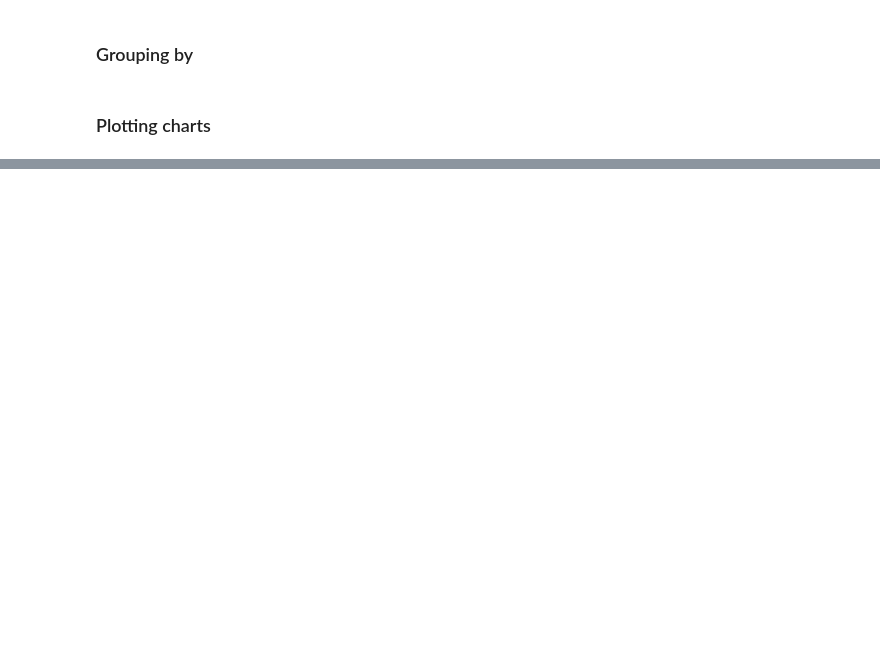
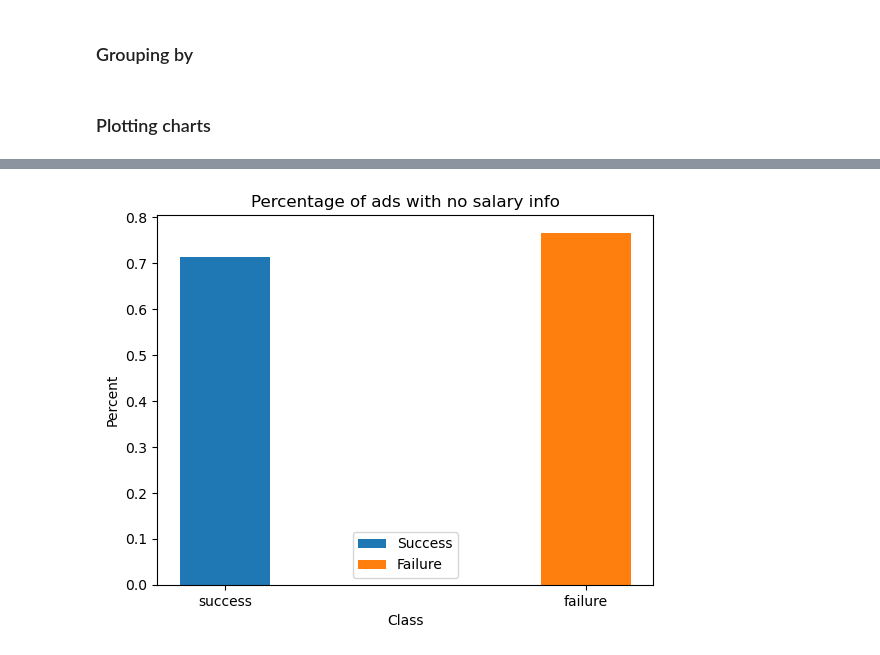
Before and after one commit to BERENZ/2024-mgr-sluzba-cywilna, a Jupyter notebook: Python/Code/EDA.ipynb, the cells around one changed output, grey strips where cells are left out. Saved outputs shown, nothing was run; the diff lists cells and outputs as text; code cells hidden in the pictures; blank space fills up the shorter version.

```diff
--- a/Python/Code/EDA.ipynb
+++ b/Python/Code/EDA.ipynb
@@ -64,0 +118,15 @@ plt.show()
+# %%
+# Ads with no salary info given (percentage).
+
+width = 0.25
+plt.bar('success', no_salary_success, width)
+plt.bar('failure', no_salary_failure, width)
+
+plt.title('Percentage of ads with no salary info')
+plt.xlabel('Class')
+plt.ylabel('Percent')
+plt.legend(['Success', 'Failure'])
+
+plt.show()
+# %% [output]
+[figure, added]
```
Also changed, not shown: parts of 8 cells of this notebook, 1 other file.
